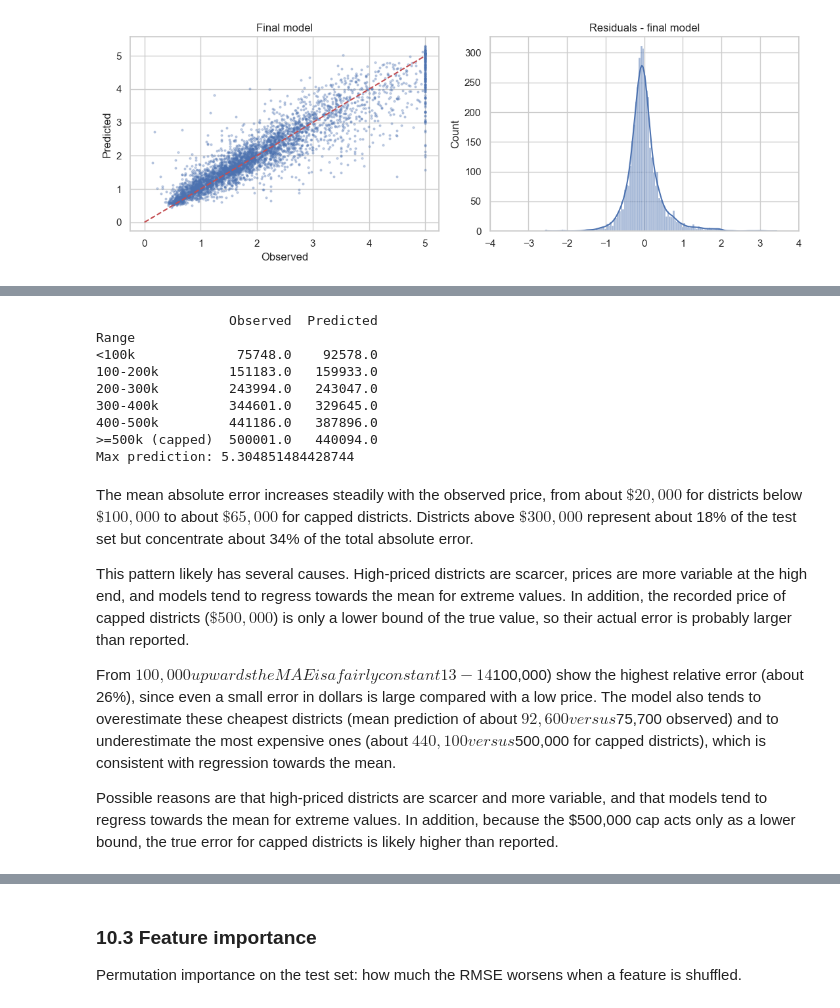
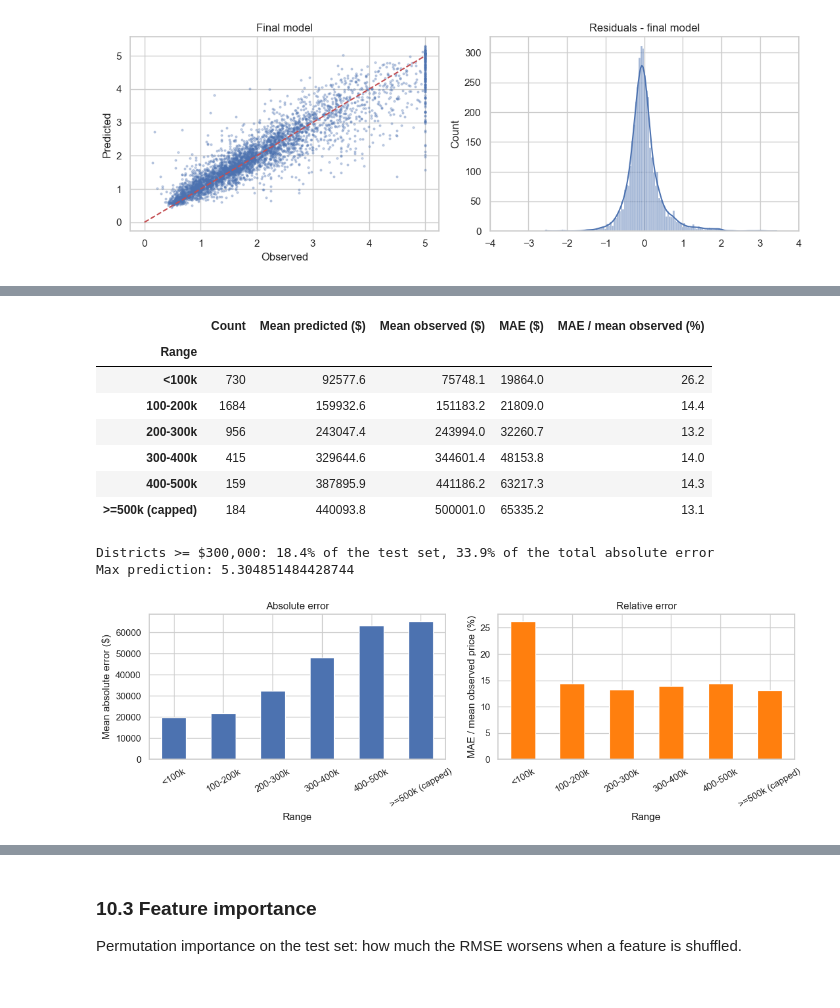
Before and after one commit to fridacarbajalordonez/py-housing-price-prediction, a Jupyter notebook: notebooks/housing_price_prediction_v2.ipynb, the cells around one changed output, grey strips where cells are left out. Drawn from its saved outputs; the diff is of its cells as text; code cells hidden in the pictures.

```diff
--- a/notebooks/housing_price_prediction_v2.ipynb
+++ b/notebooks/housing_price_prediction_v2.ipynb
@@ -637,22 +619,43 @@ plt.show()
-# %%
-chk = pd.DataFrame({"Observed": y_test_arr, "Predicted": pred_best, "Range": err["Range"]})
-print(chk.groupby("Range", observed=True)[["Observed", "Predicted"]].mean().mul(100_000).round(0))
-print("Max prediction:", pred_best.max())
-# %% [output]
-                 Observed  Predicted
-Range
-<100k             75748.0    92578.0
-100-200k         151183.0   159933.0
-200-300k         243994.0   243047.0
-300-400k         344601.0   329645.0
-400-500k         441186.0   387896.0
->=500k (capped)  500001.0   440094.0
-Max prediction: 5.304851484428744
-# %% [markdown]
-The mean absolute error increases steadily with the observed price, from about $\$20,000$ for districts below $\$100,000$ to about $\$65,000$ for capped districts. Districts above $\$300,000$ represent about 18% of the test set but concentrate about 34% of the total absolute error.
-
-This pattern likely has several causes. High-priced districts are scarcer, prices are more variable at the high end, and models tend to regress towards the mean for extreme values. In addition, the recorded price of capped districts ($\$500,000$) is only a lower bound of the true value, so their actual error is probably larger than reported.
-
- From $100,000 upwards the MAE is a fairly constant 13-14% of the mean observed price, whereas the cheapest districts (below $100,000) show the highest relative error (about 26%), since even a small error in dollars is large compared with a low price. The model also tends to overestimate these cheapest districts (mean prediction of about $92,600 versus $75,700 observed) and to underestimate the most expensive ones (about $440,100 versus $500,000 for capped districts), which is consistent with regression towards the mean.
-
-Possible reasons are that high-priced districts are scarcer and more variable, and that models tend to regress towards the mean for extreme values. In addition, because the $500,000 cap acts only as a lower bound, the true error for capped districts is likely higher than reported.
+# %%
+err = pd.DataFrame({"Price": y_test_arr, "Predicted": pred_best})
+err["AbsError"] = np.abs(err["Price"] - err["Predicted"])
+err["Range"] = pd.cut(err["Price"], [0, 1, 2, 3, 4, CAP, 6],
+                      labels=["<100k", "100-200k", "200-300k", "300-400k", "400-500k", ">=500k (capped)"],
+                      right=False)
+
+g = err.groupby("Range", observed=True)
+summary = pd.DataFrame({
+    "Count": g["AbsError"].size(),
+    "Mean predicted ($)": g["Predicted"].mean() * 100_000,
+    "Mean observed ($)": g["Price"].mean() * 100_000,
+    "MAE ($)": g["AbsError"].mean() * 100_000,
+})
+summary["MAE / mean observed (%)"] = summary["MAE ($)"] / summary["Mean observed ($)"] * 100
+display(summary.round(1))
+
+# Share of districts and of total error above $300,000
+high = err["Price"] >= 3
+print(f"Districts >= $300,000: {high.mean():.1%} of the test set, "
+      f"{err.loc[high, 'AbsError'].sum() / err['AbsError'].sum():.1%} of the total absolute error")
+print("Max prediction:", pred_best.max())
+
+fig, axes = plt.subplots(1, 2, figsize=(12, 4))
+summary["MAE ($)"].plot(kind="bar", ax=axes[0], rot=30)
+axes[0].set_title("Absolute error"); axes[0].set_ylabel("Mean absolute error ($)")
+summary["MAE / mean observed (%)"].plot(kind="bar", ax=axes[1], rot=30, color="tab:orange")
+axes[1].set_title("Relative error"); axes[1].set_ylabel("MAE / mean observed price (%)")
+plt.tight_layout()
+save_fig("error_by_price_range.png")
+plt.show()
+# %% [output]
+|  | Count | Mean predicted ($) | Mean observed ($) | MAE ($) | MAE / mean observed (%) |
+| Range |  |  |  |  |  |
+| <100k | 730 | 92577.6 | 75748.1 | 19864.0 | 26.2 |
+| 100-200k | 1684 | 159932.6 | 151183.2 | 21809.0 | 14.4 |
+| 200-300k | 956 | 243047.4 | 243994.0 | 32260.7 | 13.2 |
+| 300-400k | 415 | 329644.6 | 344601.4 | 48153.8 | 14.0 |
+| 400-500k | 159 | 387895.9 | 441186.2 | 63217.3 | 14.3 |
+| >=500k (capped) | 184 | 440093.8 | 500001.0 | 65335.2 | 13.1 |
+Districts >= $300,000: 18.4% of the test set, 33.9% of the total absolute error
+Max prediction: 5.304851484428744
+[figure, added]
```
Also changed, not shown: parts of 7 cells of this notebook, 1 other file.
